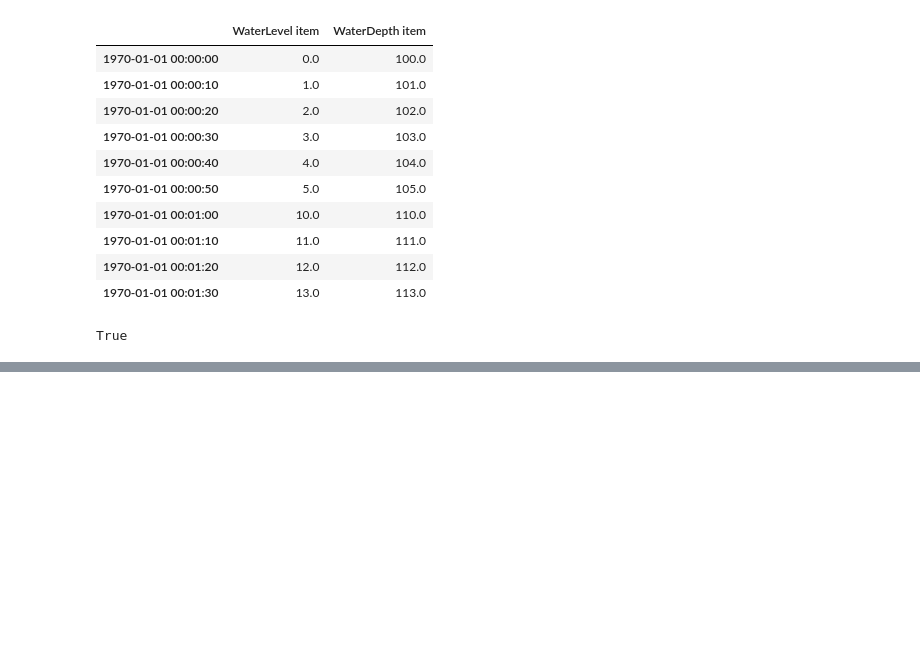
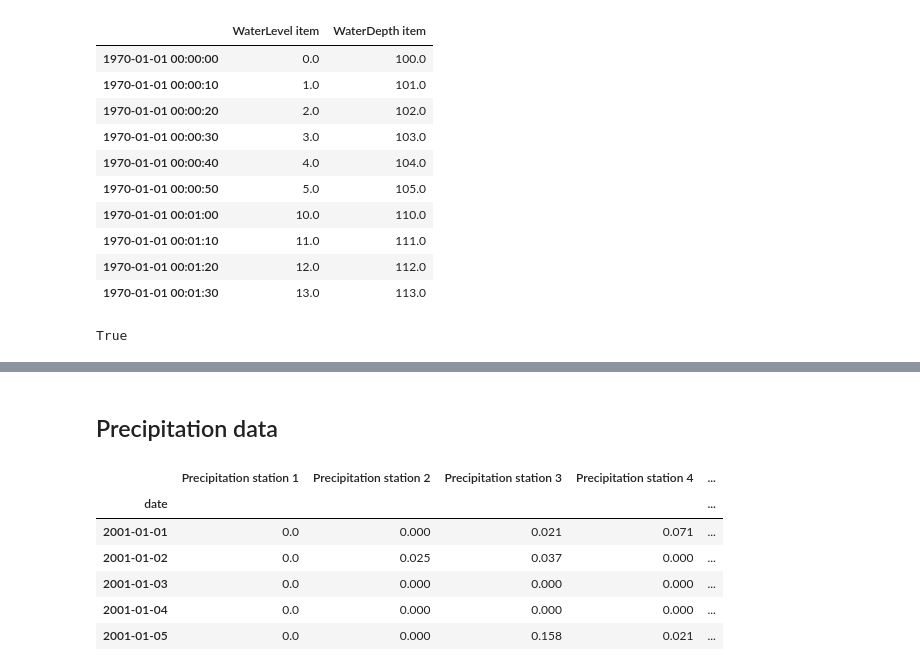
Before and after one commit to DHI/getting-started-with-mikeio, a Jupyter notebook: mini_book/dfs0.ipynb, the cells around one changed output, grey strips where cells are left out. Drawn from its saved outputs; the diff is of its cells as text; code cells hidden in the pictures; blank space fills up the shorter version.

```diff
--- a/mini_book/dfs0.ipynb
+++ b/mini_book/dfs0.ipynb
@@ -63,0 +142,13 @@ True
+# %% [markdown]
+## Precipitation data
+# %%
+df = pd.read_csv("data/precipitation.csv", parse_dates=True, index_col=0)
+df.head()
+# %% [output]
+|  | Precipitation station 1 | Precipitation station 2 | Precipitation station 3 | Precipitation station 4 | ... |
+| date |  |  |  |  | ... |
+| 2001-01-01 | 0.0 | 0.000 | 0.021 | 0.071 | ... |
+| 2001-01-02 | 0.0 | 0.025 | 0.037 | 0.000 | ... |
+| 2001-01-03 | 0.0 | 0.000 | 0.000 | 0.000 | ... |
+| 2001-01-04 | 0.0 | 0.000 | 0.000 | 0.000 | ... |
+| 2001-01-05 | 0.0 | 0.000 | 0.158 | 0.021 | ... |
```
Also changed, not shown: parts of 26 cells of this notebook, 1 other file.
